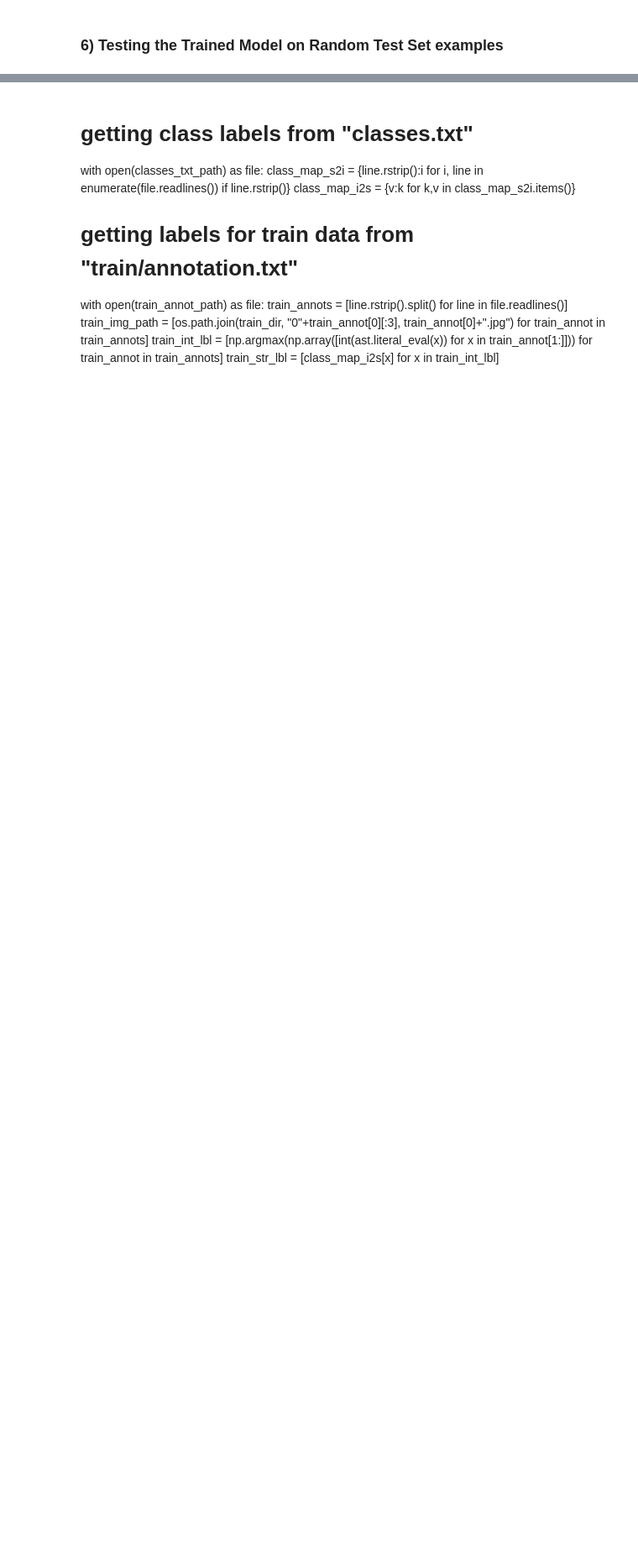
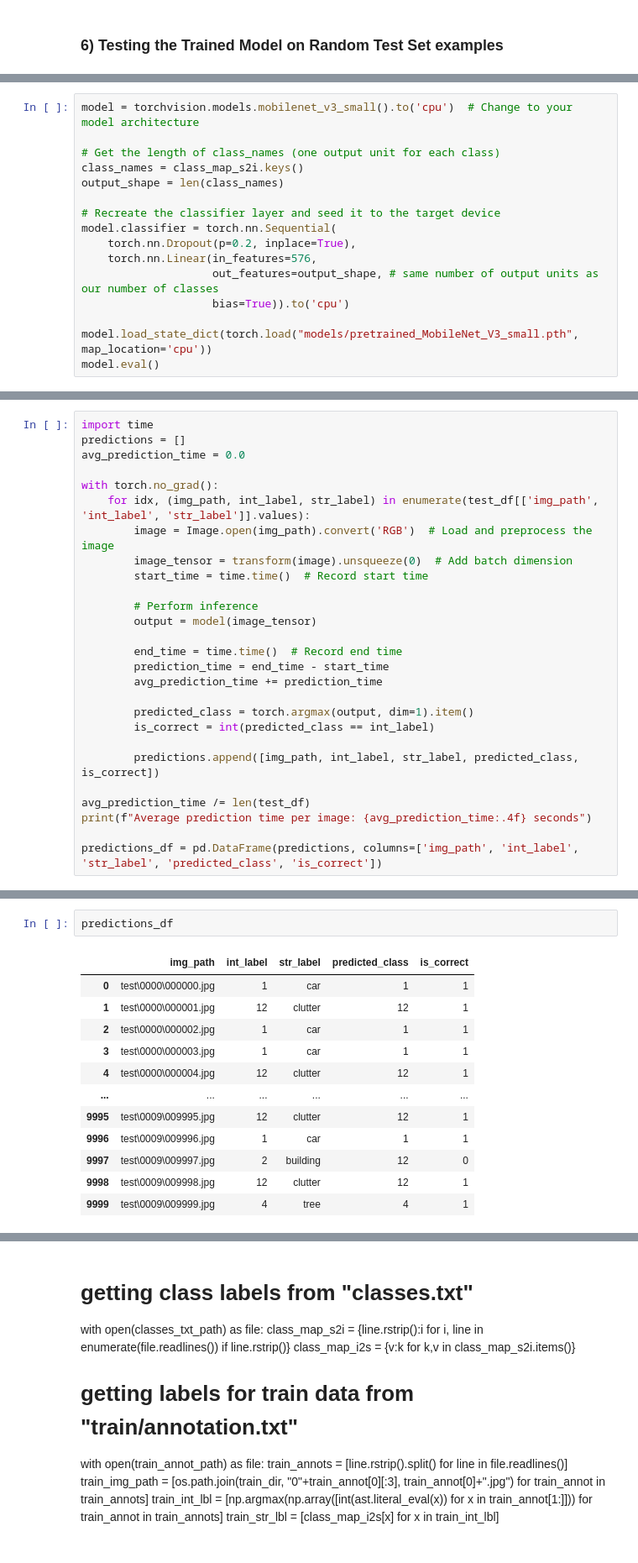
Before and after one commit to AlbertHunduza/LabelMe-Classification-AI, a Jupyter notebook: main.ipynb, the cells around one changed output, grey strips where cells are left out. Shown at 84% size. Cells and saved outputs as stored; diff of their text form; blank space fills up the shorter version.

```diff
--- a/main.ipynb
+++ b/main.ipynb
@@ -491,0 +413,16 @@ mobilenet_v3_small_test_pred_dicts = pred_and_store(paths=(list(test_df.img_path
+# %%
+model = torchvision.models.mobilenet_v3_small().to('cpu')  # Change to your model architecture
+
+# Get the length of class_names (one output unit for each class)
+class_names = class_map_s2i.keys()
+output_shape = len(class_names)
+
+# Recreate the classifier layer and seed it to the target device
+model.classifier = torch.nn.Sequential(
+    torch.nn.Dropout(p=0.2, inplace=True),
+    torch.nn.Linear(in_features=576,
+                    out_features=output_shape, # same number of output units as our number of classes
+                    bias=True)).to('cpu')
+
+model.load_state_dict(torch.load("models/pretrained_MobileNet_V3_small.pth", map_location='cpu'))
+model.eval()
@@ -491,0 +447,27 @@ mobilenet_v3_small_test_pred_dicts = pred_and_store(paths=(list(test_df.img_path
+# %%
+import time
+predictions = []
+avg_prediction_time = 0.0
+
+with torch.no_grad():
+    for idx, (img_path, int_label, str_label) in enumerate(test_df[['img_path', 'int_label', 'str_label']].values):
+        image = Image.open(img_path).convert('RGB')  # Load and preprocess the image
+        image_tensor = transform(image).unsqueeze(0)  # Add batch dimension
+        start_time = time.time()  # Record start time
+
+        # Perform inference
+        output = model(image_tensor)
+
+        end_time = time.time()  # Record end time
+        prediction_time = end_time - start_time
+        avg_prediction_time += prediction_time
+
+        predicted_class = torch.argmax(output, dim=1).item()
+        is_correct = int(predicted_class == int_label)
+
+        predictions.append([img_path, int_label, str_label, predicted_class, is_correct])
+
+avg_prediction_time /= len(test_df)
+print(f"Average prediction time per image: {avg_prediction_time:.4f} seconds")
+
+predictions_df = pd.DataFrame(predictions, columns=['img_path', 'int_label', 'str_label', 'predicted_class', 'is_correct'])
@@ -491,0 +476,15 @@ mobilenet_v3_small_test_pred_dicts = pred_and_store(paths=(list(test_df.img_path
+# %%
+predictions_df
+# %% [output]
+|  | img_path | int_label | str_label | predicted_class | is_correct |
+| 0 | test\0000\000000.jpg | 1 | car | 1 | 1 |
+| 1 | test\0000\000001.jpg | 12 | clutter | 12 | 1 |
+| 2 | test\0000\000002.jpg | 1 | car | 1 | 1 |
+| 3 | test\0000\000003.jpg | 1 | car | 1 | 1 |
+| 4 | test\0000\000004.jpg | 12 | clutter | 12 | 1 |
+| ... | ... | ... | ... | ... | ... |
+| 9995 | test\0009\009995.jpg | 12 | clutter | 12 | 1 |
+| 9996 | test\0009\009996.jpg | 1 | car | 1 | 1 |
+| 9997 | test\0009\009997.jpg | 2 | building | 12 | 0 |
+| 9998 | test\0009\009998.jpg | 12 | clutter | 12 | 1 |
+| 9999 | test\0009\009999.jpg | 4 | tree | 4 | 1 |
```
Also changed, not shown: parts of 19 cells of this notebook, 4 other files.
